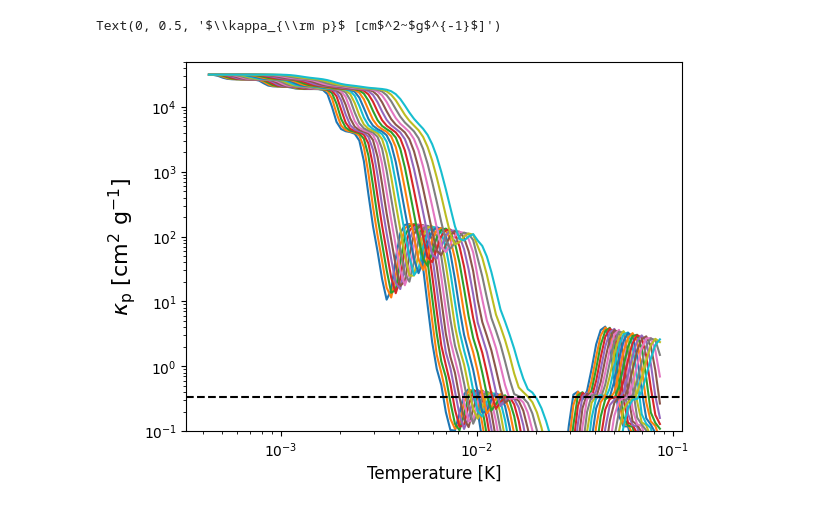
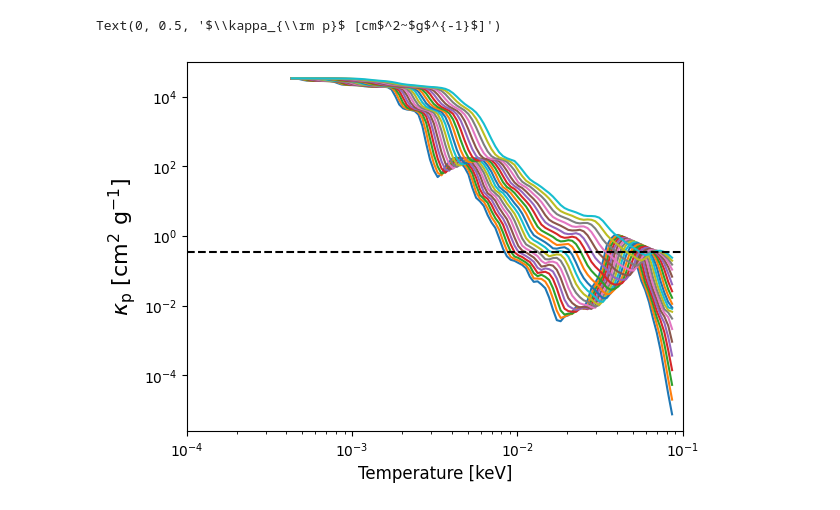
Before and after one commit to AmySec/python4XSTAR, a Jupyter notebook: opacity_analysis.ipynb, the cells around one changed output. Drawn from its saved outputs; the diff is of its cells as text; code cells hidden in the pictures.

```diff
--- a/opacity_analysis.ipynb
+++ b/opacity_analysis.ipynb
@@ -75,0 +45,38 @@ Text(0, 0.5, '$\\kappa_{\\rm r}$ [cm$^2~$g$^{-1}$]')
+# %%
+#temperature and density grids I used in XSTAR
+Tgrid=np.logspace(np.log10(5e3),np.log10(1e6),100)
+rhogrid=np.logspace(-15,-7,20)/1.67e-24
+
+#create empty arrays for the opacities
+kappa_p_fr=np.zeros((np.size(Tgrid),np.size(rhogrid)))
+kappa_a_fr=np.zeros((np.size(Tgrid),np.size(rhogrid)))
+
+
+for nT in range(np.size(Tgrid)):
+    for nrho in range(np.size(rhogrid)):
+        num=str(nT*len(rhogrid)+nrho)
+
+        hud = fits.open('/Users/asecunda/Documents/thesis/radsims1/toyanfeiv2 (1)/work//ares/opakout'+str(num)+'.fits')
+        energy=hud[3].data['energy']/e0
+
+        T=Tgrid[nT]/T0
+        rho=rhogrid[nrho]
+
+        resulta=0
+        weighta=0
+        resultp=0
+        weightp=0
+
+        names=hud[1].data['parameter']
+
+        for nen in range(445,len(energy)):
+            de=(energy[nen-1]-energy[nen])/T
+            resulta+=(rossmean(energy[nen]/T,hud)+rossmean(energy[nen-1]/T,hud))*de/2
+            weighta+=(dBlackBodydT(energy[nen]/T)+dBlackBodydT(energy[nen-1]/T))*de/2
+
+            resultp+=(planck_mean(energy[nen]/T,hud)+planck_mean(energy[nen-1]/T,hud))*de/2
+            weightp+=(BlackBody(energy[nen]/T)+BlackBody(energy[nen-1]/T))*de/2
+
+        kappa_a_fr[nT,nrho]=weighta/resulta
+
+        kappa_p_fr[nT,nrho]=resultp/weightp
@@ -76,12 +98,15 @@ Text(0, 0.5, '$\\kappa_{\\rm r}$ [cm$^2~$g$^{-1}$]')
 # %%
 fig=plt.figure()
 plt.plot(Tgrid/11604525.00617,kappa_p_fr)
-plt.ylim(0.1,5e4)
+#plt.xlim(1e-4,0.1)
+#plt.ylim(0.001,1e6)
 plt.gca().set_xscale('log')
 plt.gca().set_yscale('log')
 plt.axhline(0.34,color='black',linestyle='dashed')
-plt.xlabel('Temperature [K]',fontsize=12)
+plt.xlabel('Temperature [keV]',fontsize=12)
 plt.ylabel(r'$\kappa_{\rm p}$ [cm$^2~$g$^{-1}$]',fontsize=16)
+
+plt.tight_layout()
 # %% [output]
 Text(0, 0.5, '$\\kappa_{\\rm p}$ [cm$^2~$g$^{-1}$]')
-[figure, old version]
+[figure, new version]
```
Also changed, not shown: parts of 7 cells of this notebook.
